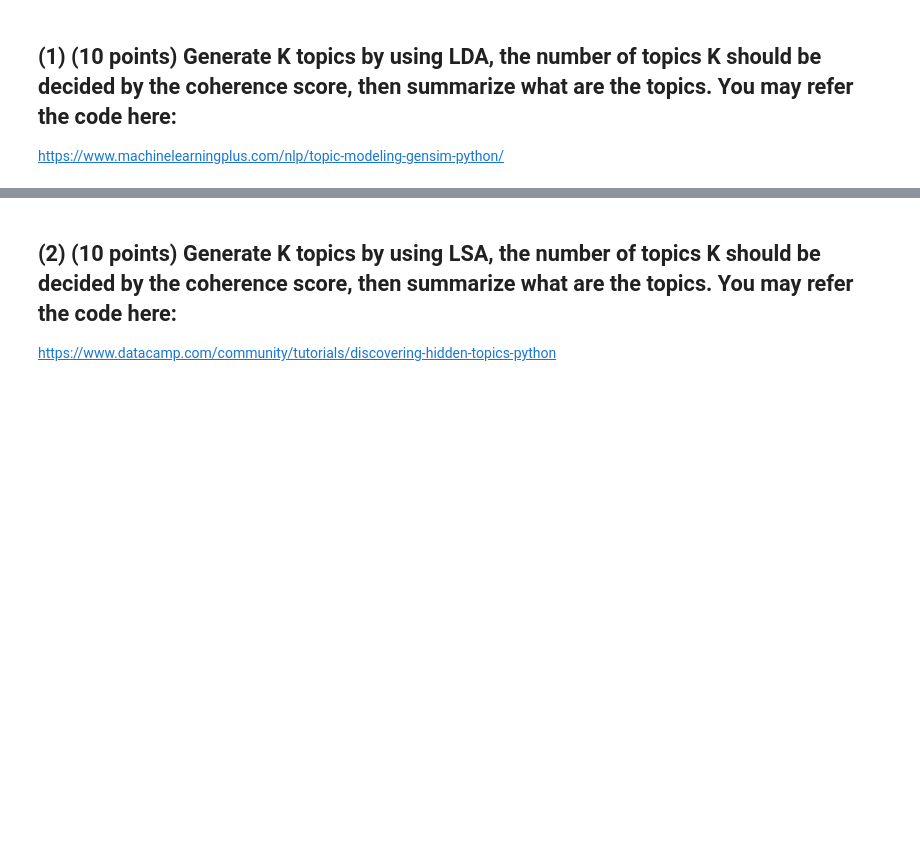
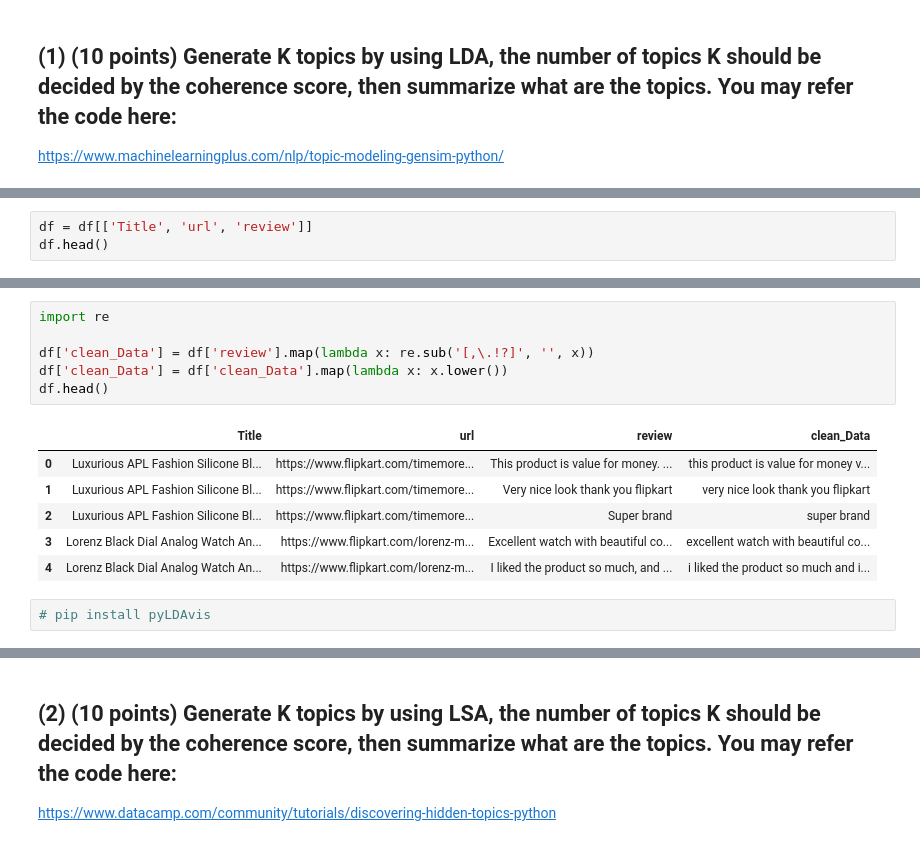
Before and after one commit to abhi147p/Abhishek_INFO5731_Spring2020, a Jupyter notebook: In_class_exercise_04_03282023_(1).ipynb, the cells around one changed output, grey strips where cells are left out. Cells and saved outputs as stored; diff of their text form; blank space fills up the shorter version.

```diff
--- a/In_class_exercise_04_03282023_(1).ipynb
+++ b/In_class_exercise_04_03282023_(1).ipynb
@@ -12,0 +132,3 @@ https://www.machinelearningplus.com/nlp/topic-modeling-gensim-python/
+# %%
+df = df[['Title', 'url', 'review']]
+df.head()
@@ -12,0 +166,15 @@ https://www.machinelearningplus.com/nlp/topic-modeling-gensim-python/
+# %%
+import re
+
+df['clean_Data'] = df['review'].map(lambda x: re.sub('[,\.!?]', '', x))
+df['clean_Data'] = df['clean_Data'].map(lambda x: x.lower())
+df.head()
+# %% [output]
+|  | Title | url | review | clean_Data |
+| 0 | Luxurious APL Fashion Silicone Bl... | https://www.flipkart.com/timemore... | This product is value for money. ... | this product is value for money v... |
+| 1 | Luxurious APL Fashion Silicone Bl... | https://www.flipkart.com/timemore... | Very nice look thank you flipkart | very nice look thank you flipkart |
+| 2 | Luxurious APL Fashion Silicone Bl... | https://www.flipkart.com/timemore... | Super brand | super brand |
+| 3 | Lorenz Black Dial Analog Watch An... | https://www.flipkart.com/lorenz-m... | Excellent watch with beautiful co... | excellent watch with beautiful co... |
+| 4 | Lorenz Black Dial Analog Watch An... | https://www.flipkart.com/lorenz-m... | I liked the product so much, and ... | i liked the product so much and i... |
+# %%
+# pip install pyLDAvis
```
Also changed, not shown: parts of 29 cells of this notebook.
